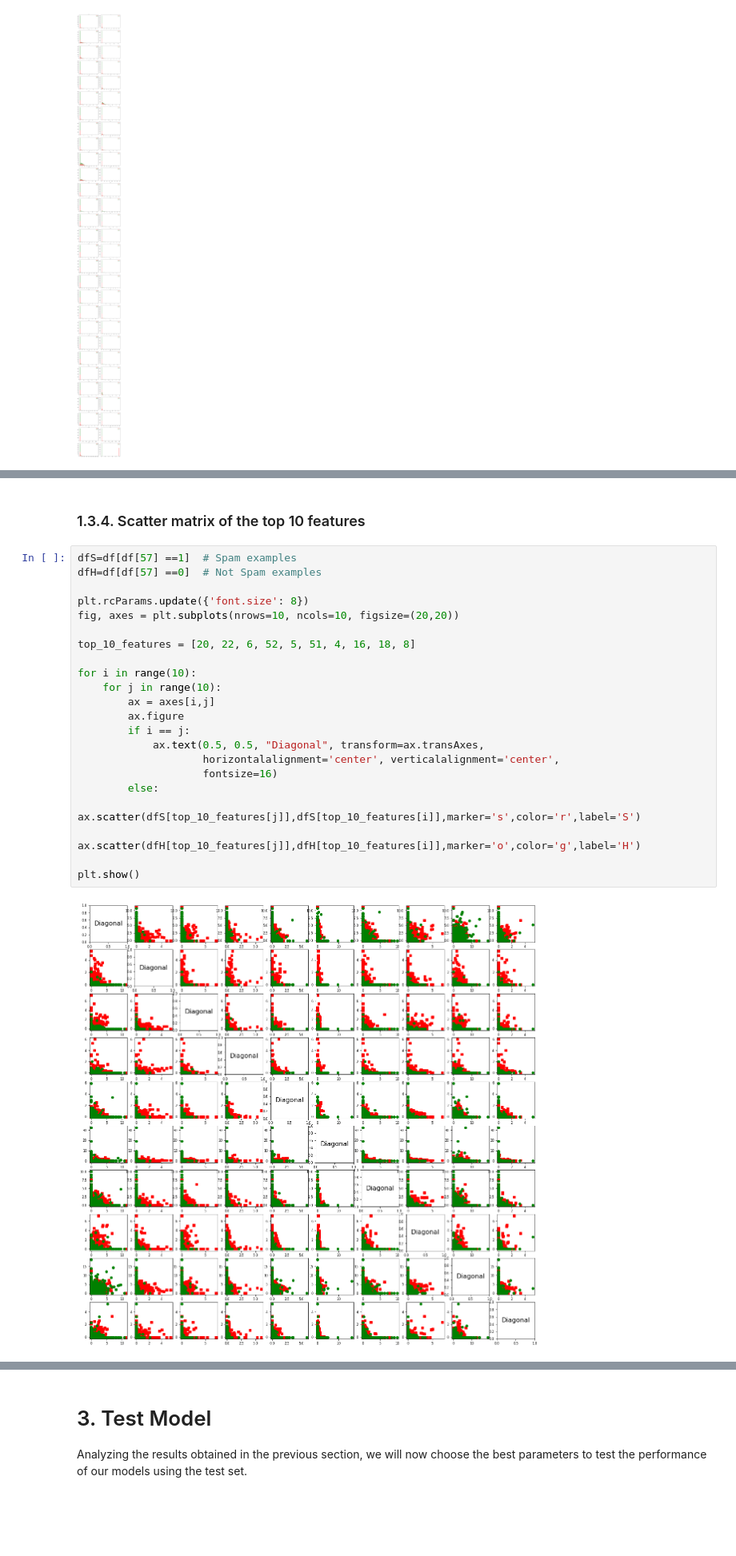
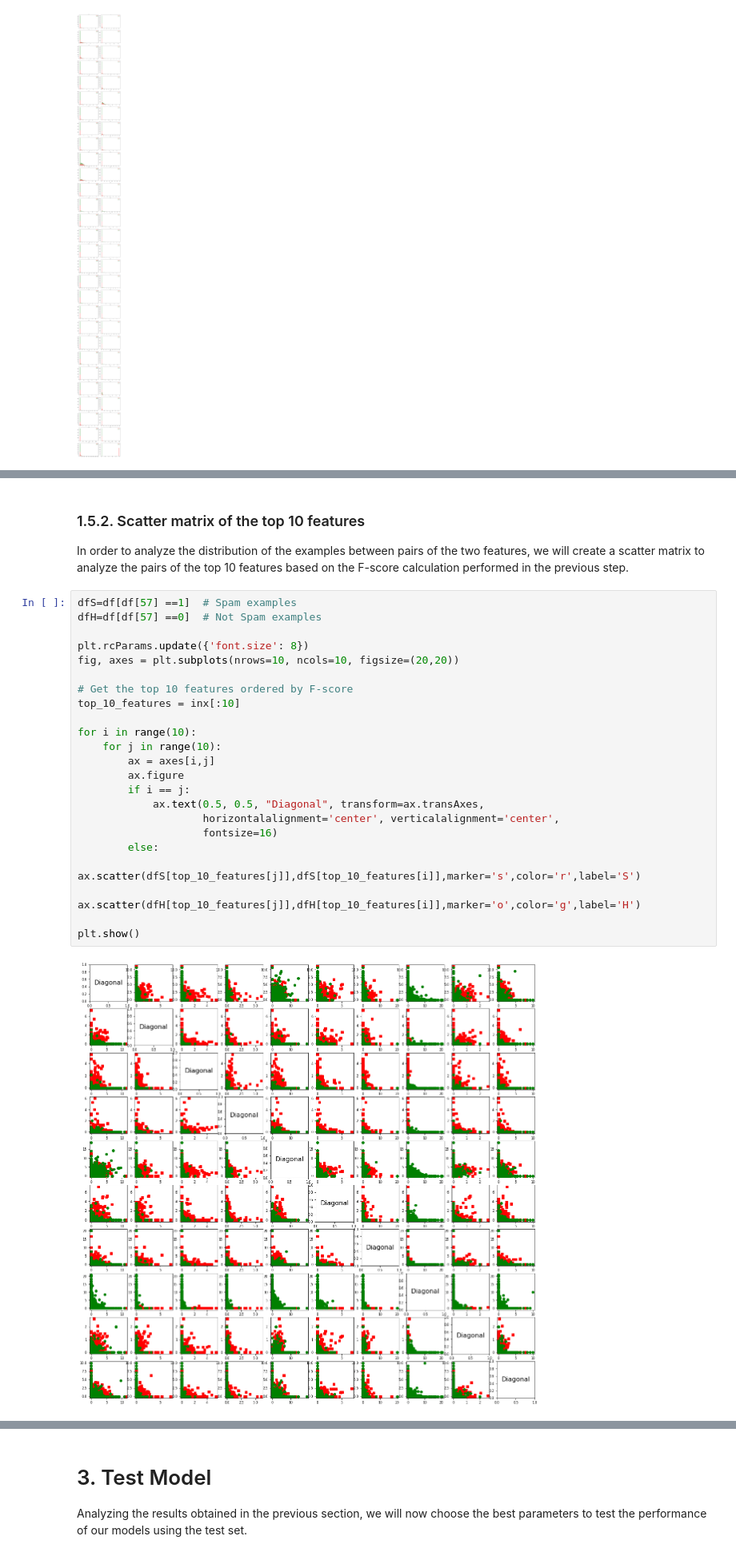
Before and after one commit to rafaelbaptista13/ED-Project, a Jupyter notebook: Project.ipynb, the cells around one changed output, grey strips where cells are left out. Shown at 80% size. Drawn from its saved outputs; the diff is of its cells as text; blank space fills up the shorter version.

```diff
--- a/Project.ipynb
+++ b/Project.ipynb
@@ -97,27 +162,29 @@ plt.show()
 # %% [markdown]
-### 1.3.4. Scatter matrix of the top 10 features
+### 1.5.2. Scatter matrix of the top 10 features
+In order to analyze the distribution of the examples between pairs of the two features, we will create a scatter matrix to analyze the pairs of the top 10 features based on the F-score calculation performed in the previous step.
 # %%
 dfS=df[df[57] ==1]  # Spam examples
 dfH=df[df[57] ==0]  # Not Spam examples
 
 plt.rcParams.update({'font.size': 8})
 fig, axes = plt.subplots(nrows=10, ncols=10, figsize=(20,20))
 
-top_10_features = [20, 22, 6, 52, 5, 51, 4, 16, 18, 8]
+# Get the top 10 features ordered by F-score
+top_10_features = inx[:10]
 
 for i in range(10):
     for j in range(10):
         ax = axes[i,j]
         ax.figure
         if i == j:
             ax.text(0.5, 0.5, "Diagonal", transform=ax.transAxes,
                     horizontalalignment='center', verticalalignment='center',
                     fontsize=16)
         else:
             ax.scatter(dfS[top_10_features[j]],dfS[top_10_features[i]],marker='s',color='r',label='S')
             ax.scatter(dfH[top_10_features[j]],dfH[top_10_features[i]],marker='o',color='g',label='H')
 
 plt.show()
 # %% [output]
-[figure, old version]
+[figure, new version]
 # %% [markdown]
```
Also changed, not shown: parts of 41 cells of this notebook.
